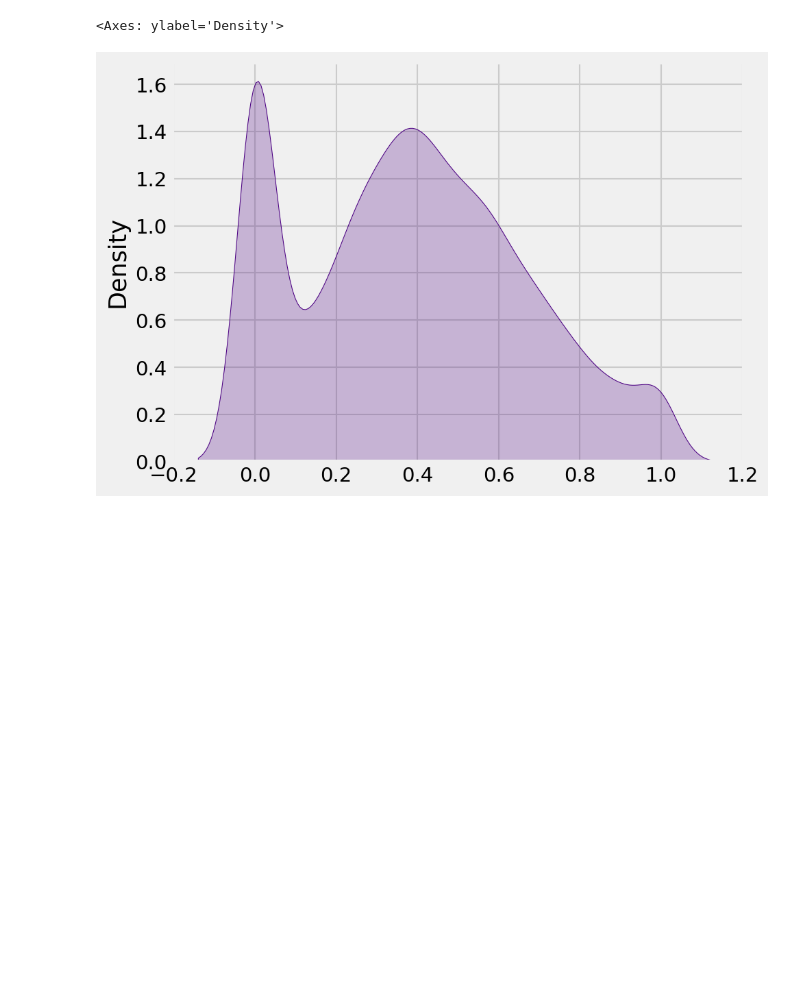
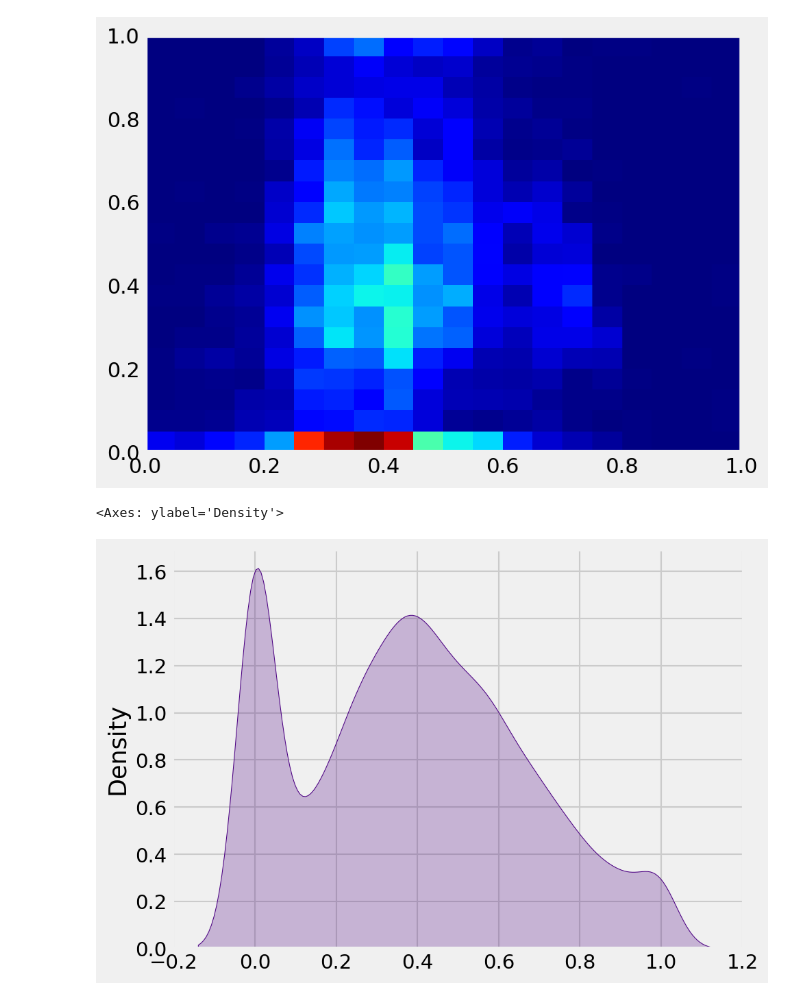
Before and after one commit to Parolps/Projeto-3, a Jupyter notebook: notebooks/feature_selection.ipynb, the cells around one changed output. Saved outputs shown, nothing was run; the diff lists cells and outputs as text; code cells hidden in the pictures; blank space fills up the shorter version.

```diff
--- a/notebooks/feature_selection.ipynb
+++ b/notebooks/feature_selection.ipynb
@@ -24,3 +54,8 @@ df.head()
+# %%
+plt.hist2d(df["D11"], y_train, bins=20, cmap="jet")
+plt.show()
+# %% [output]
+[figure, added]
 # %%
 sns.kdeplot(y_train, fill=True, color="indigo")
 # %% [output]
```
Also changed, not shown: parts of 8 cells of this notebook, 1 other file.
